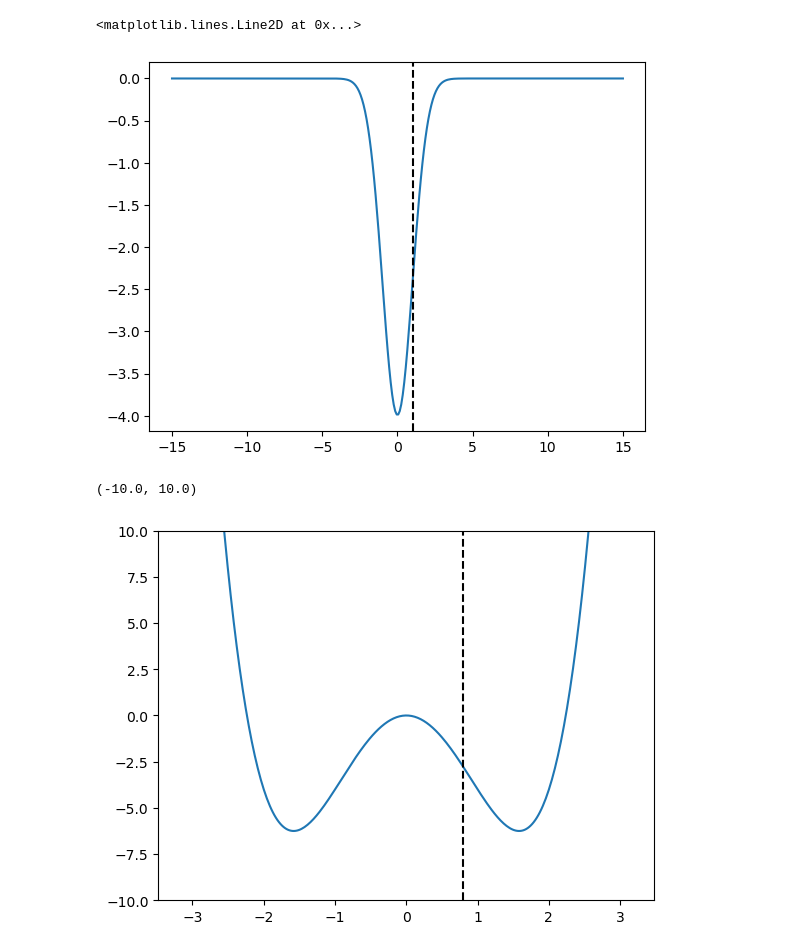
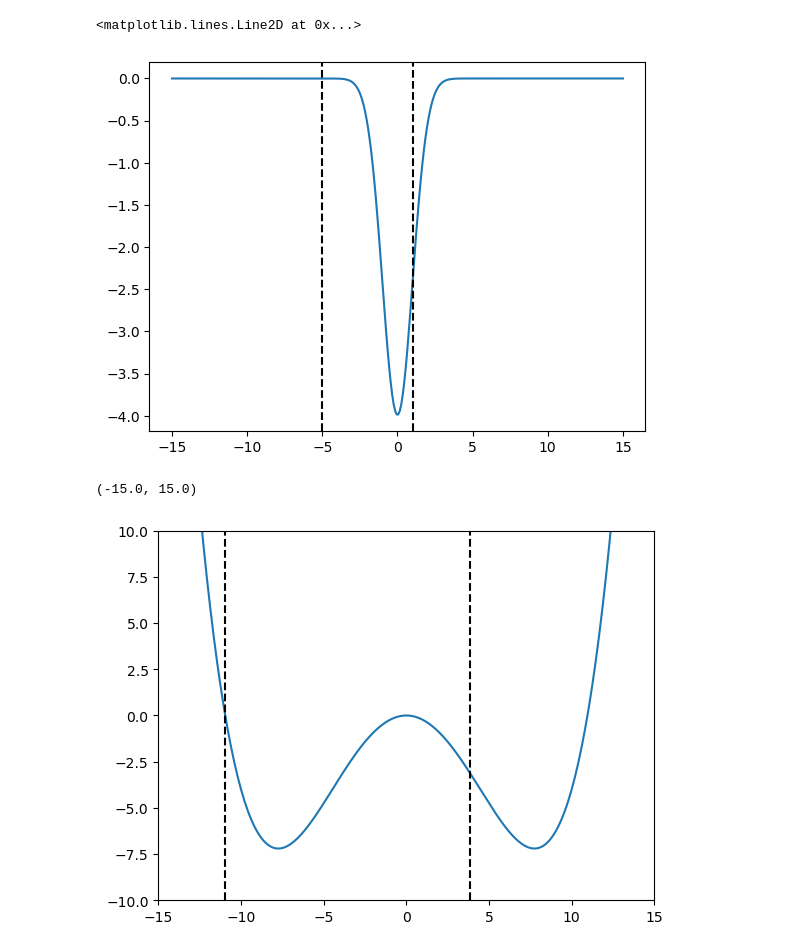
Before and after one commit to JonathanHB/mtd_gaussian_width_optimization, a Jupyter notebook: stochastic_model_v1.1.ipynb, the cells around one changed output. Cells and saved outputs as stored; diff of their text form; code cells hidden in the pictures.

```diff
--- a/stochastic_model_v1.1.ipynb
+++ b/stochastic_model_v1.1.ipynb
@@ -19,28 +19,31 @@ F = gw1.f1(x)
 
 plt.plot(x,F)
 plt.axvline(gw1.stdev(), linestyle="dashed", color="black")
+plt.axvline(gw1.xlim(), linestyle="dashed", color="black")
 # %% [output]
 <matplotlib.lines.Line2D at 0x...>
-[figure, old version]
+[figure, new version]
 # %%
 #MTD parameters
 #simulation parameter
 T = 1
 #k_B = 1 assumed here
 deltaT = 7*T
 
-dw1 = mfa.double_well_1(1,5)
+dw1 = mfa.double_well_1(0.002,120)
 
 padfactor = 4
 n_bins = 300
 x = np.linspace(-padfactor*dw1.stdev(), padfactor*dw1.stdev(), n_bins)
 F = dw1.f1(x)
 
 plt.plot(x,F)
 plt.axvline(dw1.stdev(), linestyle="dashed", color="black")
+plt.axvline(dw1.xlim(), linestyle="dashed", color="black")
 plt.ylim(-10,10)
+plt.xlim(-15,15)
 # %% [output]
-(-10.0, 10.0)
+(-15.0, 15.0)
-[figure, old version]
+[figure, new version]
 # %%
 importlib.reload(mfa)
```
Also changed, not shown: parts of 3 cells of this notebook, 2 other files.
